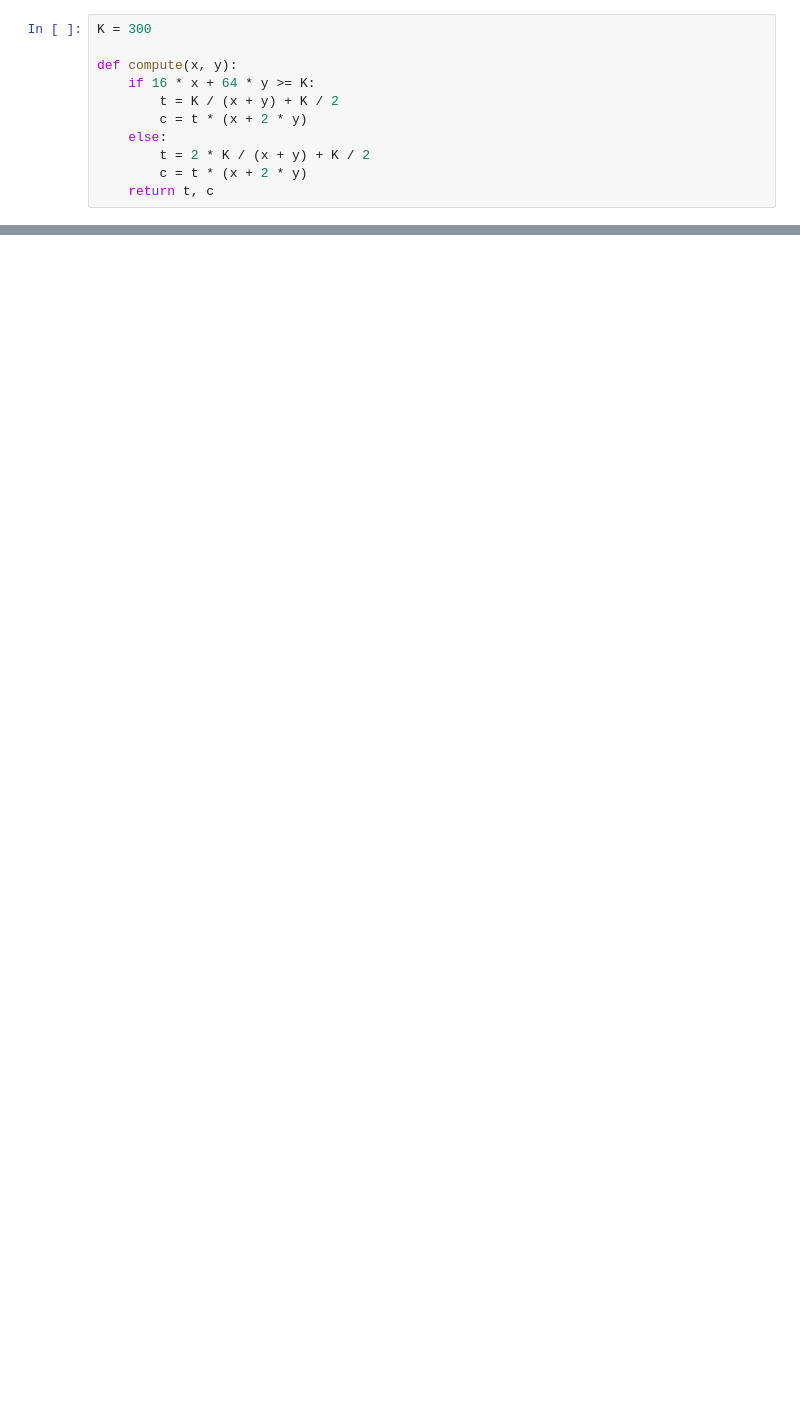
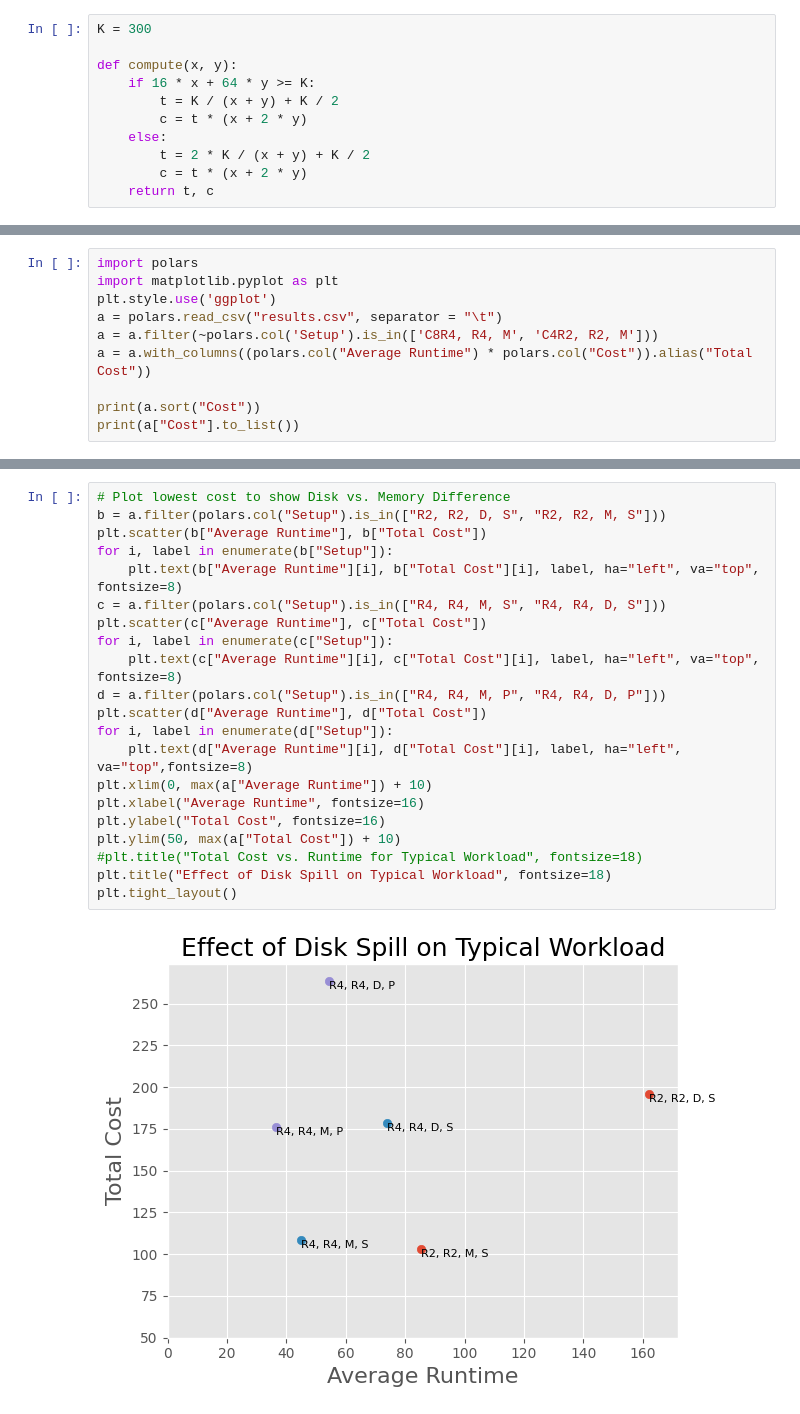
Before and after one commit to marsupialtail/cidr, a Jupyter notebook: Untitled.ipynb, the cells around one changed output, grey strips where cells are left out. Saved outputs shown, nothing was run; the diff lists cells and outputs as text; blank space fills up the shorter version.

```diff
--- a/Untitled.ipynb
+++ b/Untitled.ipynb
@@ -120,0 +132,10 @@ plt.ylim(0, max(a["Total Cost"]) + 10)
+# %%
+import polars
+import matplotlib.pyplot as plt
+plt.style.use('ggplot')
+a = polars.read_csv("results.csv", separator = "\t")
+a = a.filter(~polars.col('Setup').is_in(['C8R4, R4, M', 'C4R2, R2, M']))
+a = a.with_columns((polars.col("Average Runtime") * polars.col("Cost")).alias("Total Cost"))
+
+print(a.sort("Cost"))
+print(a["Cost"].to_list())
@@ -120,0 +160,23 @@ plt.ylim(0, max(a["Total Cost"]) + 10)
+# %%
+# Plot lowest cost to show Disk vs. Memory Difference
+b = a.filter(polars.col("Setup").is_in(["R2, R2, D, S", "R2, R2, M, S"]))
+plt.scatter(b["Average Runtime"], b["Total Cost"])
+for i, label in enumerate(b["Setup"]):
+    plt.text(b["Average Runtime"][i], b["Total Cost"][i], label, ha="left", va="top", fontsize=8)
+c = a.filter(polars.col("Setup").is_in(["R4, R4, M, S", "R4, R4, D, S"]))
+plt.scatter(c["Average Runtime"], c["Total Cost"])
+for i, label in enumerate(c["Setup"]):
+    plt.text(c["Average Runtime"][i], c["Total Cost"][i], label, ha="left", va="top", fontsize=8)
+d = a.filter(polars.col("Setup").is_in(["R4, R4, M, P", "R4, R4, D, P"]))
+plt.scatter(d["Average Runtime"], d["Total Cost"])
+for i, label in enumerate(d["Setup"]):
+    plt.text(d["Average Runtime"][i], d["Total Cost"][i], label, ha="left", va="top",fontsize=8)
+plt.xlim(0, max(a["Average Runtime"]) + 10)
+plt.xlabel("Average Runtime", fontsize=16)
+plt.ylabel("Total Cost", fontsize=16)
+plt.ylim(50, max(a["Total Cost"]) + 10)
+#plt.title("Total Cost vs. Runtime for Typical Workload", fontsize=18)
+plt.title("Effect of Disk Spill on Typical Workload", fontsize=18)
+plt.tight_layout()
+# %% [output]
+[figure, added]
```
Also changed, not shown: parts of 12 cells of this notebook, 1 other file.
